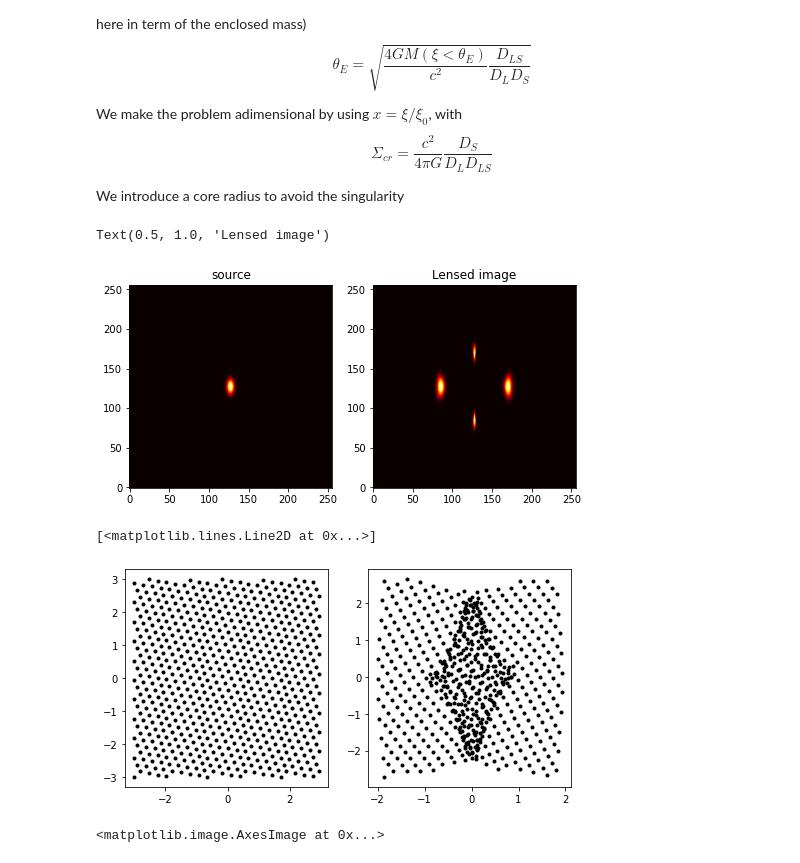
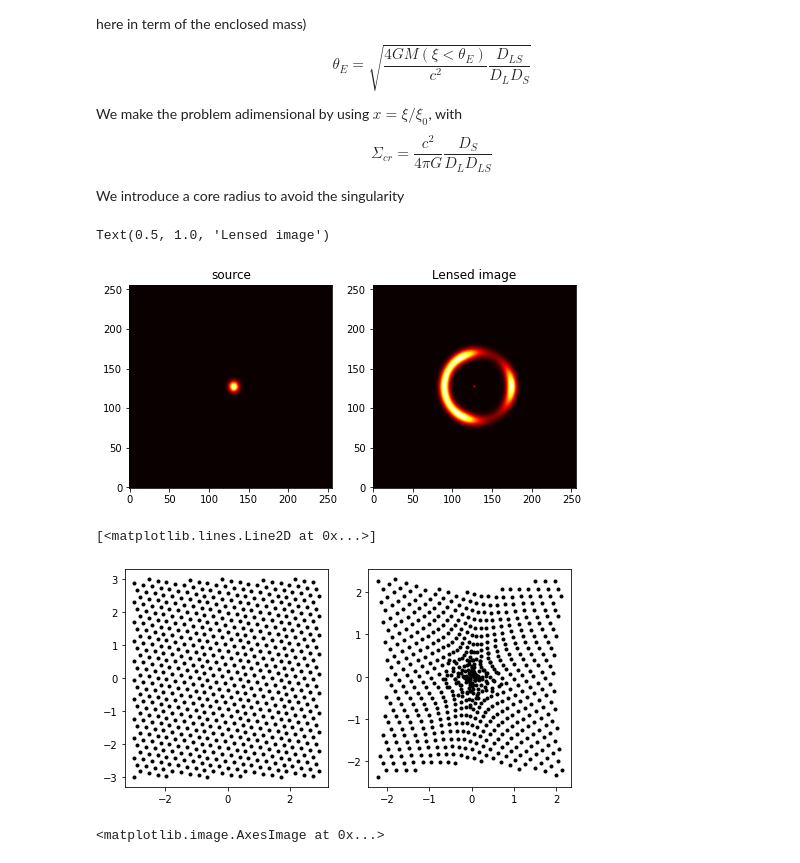
Before and after one commit to AlexandreAdam/GravitationalLensing, a Jupyter notebook: notebooks/SIS_profile.ipynb, the cells around one changed output. Saved outputs shown, nothing was run; the diff lists cells and outputs as text; code cells hidden in the pictures.

```diff
--- a/notebooks/SIS_profile.ipynb
+++ b/notebooks/SIS_profile.ipynb
@@ -102,34 +102,34 @@ def source_image(x0, y0, e, phi, sigma):
     image /= image.sum()
     return image, xx, yy, x
 # %%
-x0 = 0
+x0 = 0.1
 y0 = 0
-e = 0.5
+e = 0.1
 phi = 0
 sigma = 0.1
 fig, (ax1, ax2) = plt.subplots(1, 2, figsize=(8, 4))
 image, x, y, _x = source_image(x0, y0, e, phi, sigma)
 
 positions = np.column_stack([x.ravel(), y.ravel()])
 
 out = lens_equation(np.stack([x, y], -1), e)
 x_l, y_l = [out[..., i] for i in range(2)]
 lensed_image = griddata(positions, image.ravel(), (x_l.ravel(), y_l.ravel())).reshape([pixels, pixels])
 
 ax1.imshow(image, origin="lower", cmap="hot")
 ax2.imshow(lensed_image, cmap="hot", origin="lower")
 ax1.set_title("source")
 ax2.set_title("Lensed image")
 # %% [output]
 Text(0.5, 1.0, 'Lensed image')
-[figure, old version]
+[figure, new version]
 # %%
 fig, (ax1, ax2) = plt.subplots(1, 2, figsize=(8, 4))
 ax1.plot(x.ravel()[::100], y.ravel()[::100], "k.")
 ax2.plot(x_l.ravel()[::100], y_l.ravel()[::100], "k.")
 # %% [output]
 [<matplotlib.lines.Line2D at 0x...>]
-[figure, old version]
+[figure, new version]
 # %%
 k = kappa(positions, e).reshape([pixels, pixels])
 g1, g2 = shear_pseudovector(positions, e)
```
